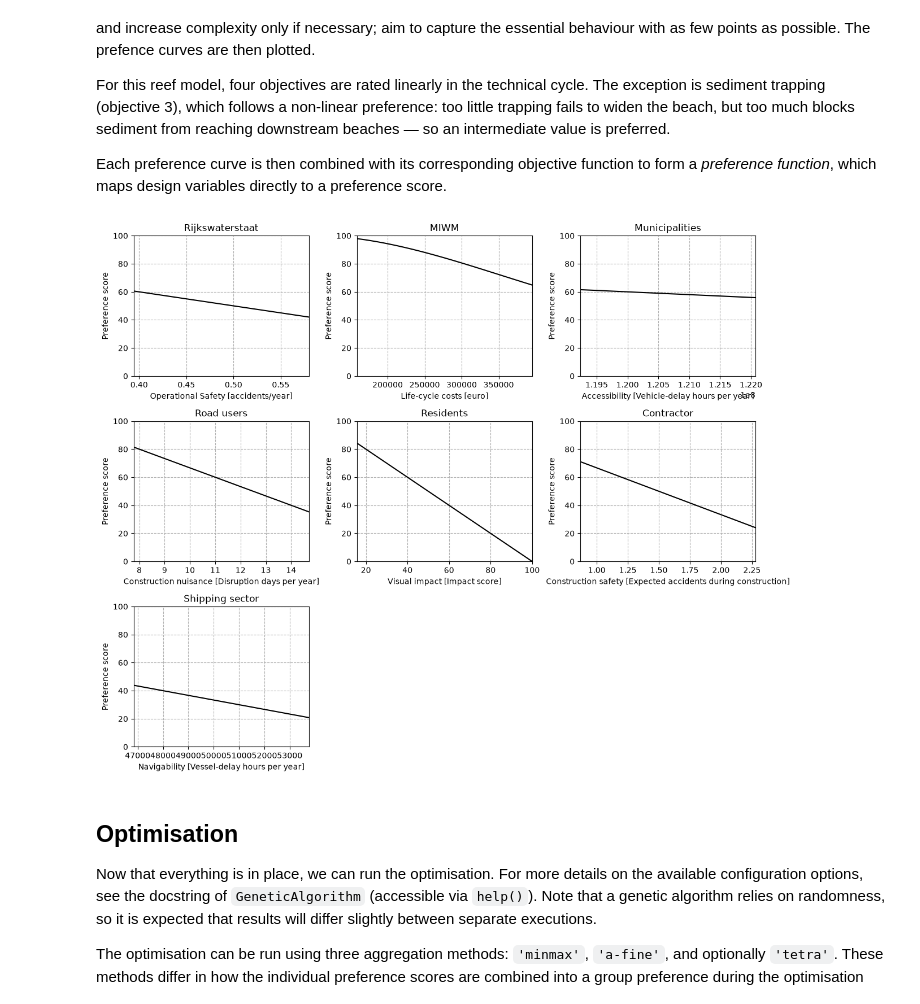
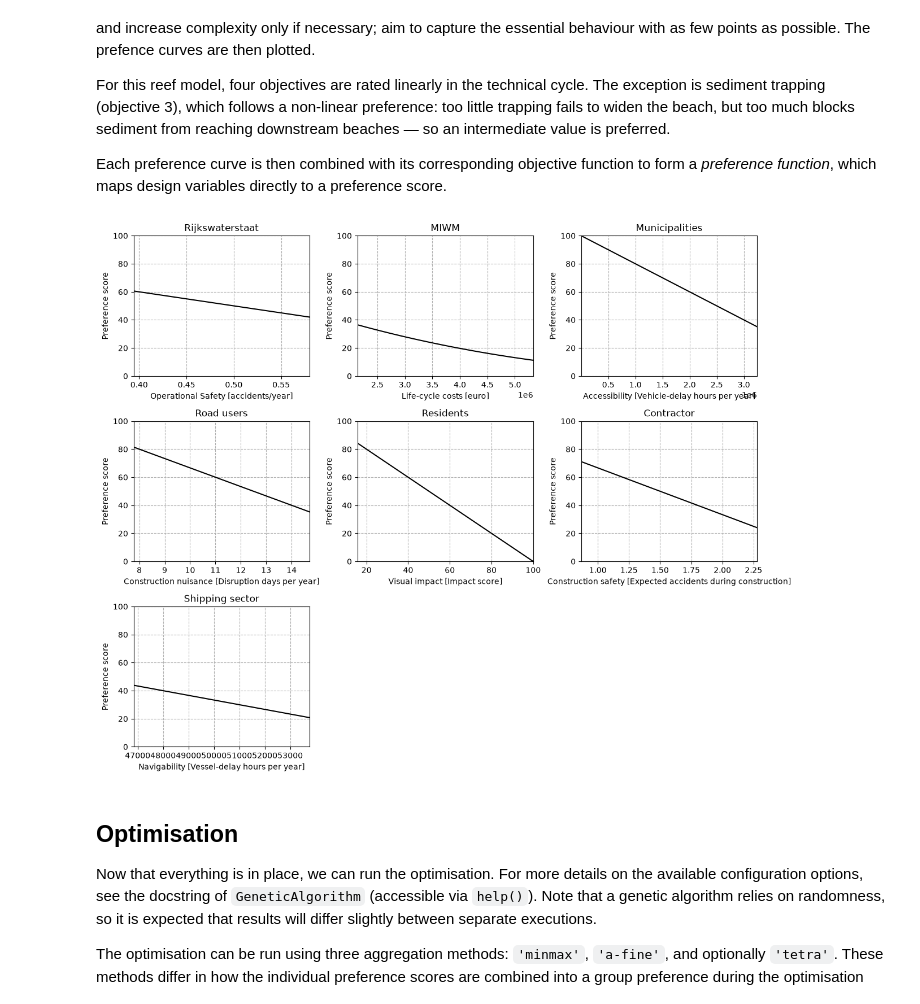
Before and after one commit to NickZhou21/IDM_SE3_project, a Jupyter notebook: Optimization_Merwedebrug.ipynb, the cells around one changed output. Saved outputs shown, nothing was run; the diff lists cells and outputs as text; code cells hidden in the pictures.

Commit message:
fixing the formulas

```diff
--- a/Optimization_Merwedebrug.ipynb
+++ b/Optimization_Merwedebrug.ipynb
@@ -200,8 +200,10 @@ def objective_function_2(x1, x2, x3, x4, x5):
     p_beton = 30                            # price in euro for m2 concrete
     p_staal = 400                           # price in euro for m2 steel
     L_boog = x5 + (8 * x2**2)/(3 * x5)      # length steel arch
+    on = 0.04                               # expected maintainance cost based on the initial construction costs
+    inf = 1.02                              # coefficient to account for inflation and an increase in maintainance costs
 
-    return ((x1 * x5 + x1 * x3) * p_beton + L_boog * p_staal)
+    return (((x1 * x5 + x1 * x3) * p_beton + L_boog * p_staal)*(1 + (on * ((inf**100) - 1)/(inf - 1))))
 
 
 def objective_function_3(x1, x2, x3, x4, x5):
@@ -210,15 +212,16 @@ def objective_function_3(x1, x2, x3, x4, x5):
 
     :return: vehicle delay in hours per year
     """
-    n_s = 350       # amount of ships
-    n_c = 4000      # amount of cars
-    c = 5           #coefficient redundancy bridge opening
-    t = 0.25        # time of bridge opening (hours)
-    T = 1/60        # time for passing the bridge without delay (hours)
-    alpha = 4       #first coefficient formula
-    beta = 0.15     #second coefficient formula
+    n_s = 350           # ships that pass on a daily basis
+    n_c = 4000          # expected cartraffic during peak hour
+    c = 5               # coefficient to account for bridge not always having to open
+    t = 0.25            # expected delay due to a bridge opening
+    T = 1/60            # time it normally takes to cross the bridge
+    alpha = 0.15        # first coefficient of formula
+    beta = 4            # second coefficient of formula
+    n_t = 90000         # daily expected car traffic
 
-    return ((1-(x4/15)*(1/3) / c) * n_s * 365 * n_c * t + T * alpha * (n_c / (2000 * ((x1 - 3.5)/3.5)))*beta)
+    return ((1-(x4/15)**(1/3))/c) * n_s * n_c * t**2 * 365 + T * alpha * (n_c/(2000*((x1-7)/3.5)))**beta * n_t * 365
 
 
 def objective_function_4(x1, x2, x3, x4, x5):
@@ -262,7 +265,7 @@ def objective_function_7(x1, x2, x3, x4, x5):
     t_2 = 0.5           #expected delay due to opening bridge
     n = 350 * 365       #amount of ships passing each year
 
-    return t_1 * (287 / x5)*2 * (x4 / 15) * (1/3) * n + t_2 * (1 - (x4 / 15)*(1/3)) * n
+    return t_1 * (287 / x5)*2 * ((x4 / 15) * (1/3)) * n + t_2 * (1 - (x4 / 15)*(1/3)) * n
 
 # Define the list of objectives with their corresponding names and units and stakeholders for later use in plotting and analysis
 objectives = [
@@ -348,8 +351,8 @@ Each preference curve is then combined with its corresponding objective function
 #                 [[0, 60000],                    [100, 0]]]          # preference Vessel-delay hours/year
 
 prefs_before = [[[0, 1],                        [100, 0]],          # preference expected accidents/year
-                [[10000, 100000, 500000, 1000000],              [0, 100, 50, 0]],   # preference € in million
-                [[100e6, 150e6],                [100, 0]],          # preference Vehicle-delay hours/year
+                [[10000, 100000, 1000000, 10000000],              [0, 100, 50, 0]],   # preference € in million
+                [[0, 5000000],                [100, 0]],          # preference Vehicle-delay hours/year
                 [[5, 20],                       [100, 0]],          # preference Disruption days/year
                 [[0, 100],                      [100, 0]],          # preference Impact score (0–100)
                 [[0, 3],                        [100, 0]],          # preference accidents during construction
@@ -426,34 +429,34 @@ def pref_func_7(x1, x2, x3, x4, x5):
 
 pref_funcs = [pref_func_1, pref_func_2, pref_func_3, pref_func_4, pref_func_5, pref_func_6, pref_func_7]  # list of preference functions for easier handling
 
 
 def objective(variables):
     """
     Objective function that is fed to the GA. Calles the separate preference functions that are declared above.
 
     :param variables: array with design variable values per member of the population. Can be split by using array
     slicing
     :return: 1D-array with aggregated preference scores for the members of the population.
     """
     x1 = variables[:, 0]
     x2 = variables[:, 1]
     x3 = variables[:, 2]
     x4 = variables[:, 3]
     x5 = variables[:, 4]
 
     # calculate the preference scores
     p_1 = pref_func_1(x1, x2, x3, x4, x5)
     p_2 = pref_func_2(x1, x2, x3, x4, x5)
     p_3 = pref_func_3(x1, x2, x3, x4, x5)
     p_4 = pref_func_4(x1, x2, x3, x4, x5)
     p_5 = pref_func_5(x1, x2, x3, x4, x5)
     p_6 = pref_func_6(x1, x2, x3, x4, x5)
     p_7 = pref_func_7(x1, x2, x3, x4, x5)
 
 
     return weights, [p_1, p_2, p_3, p_4, p_5, p_6, p_7]
 # %% [output]
-[figure, old version]
+[figure, new version]
 # %% [markdown]
 ## Optimisation
 
```
Also changed, not shown: parts of 2 cells of this notebook, 2 other files.
